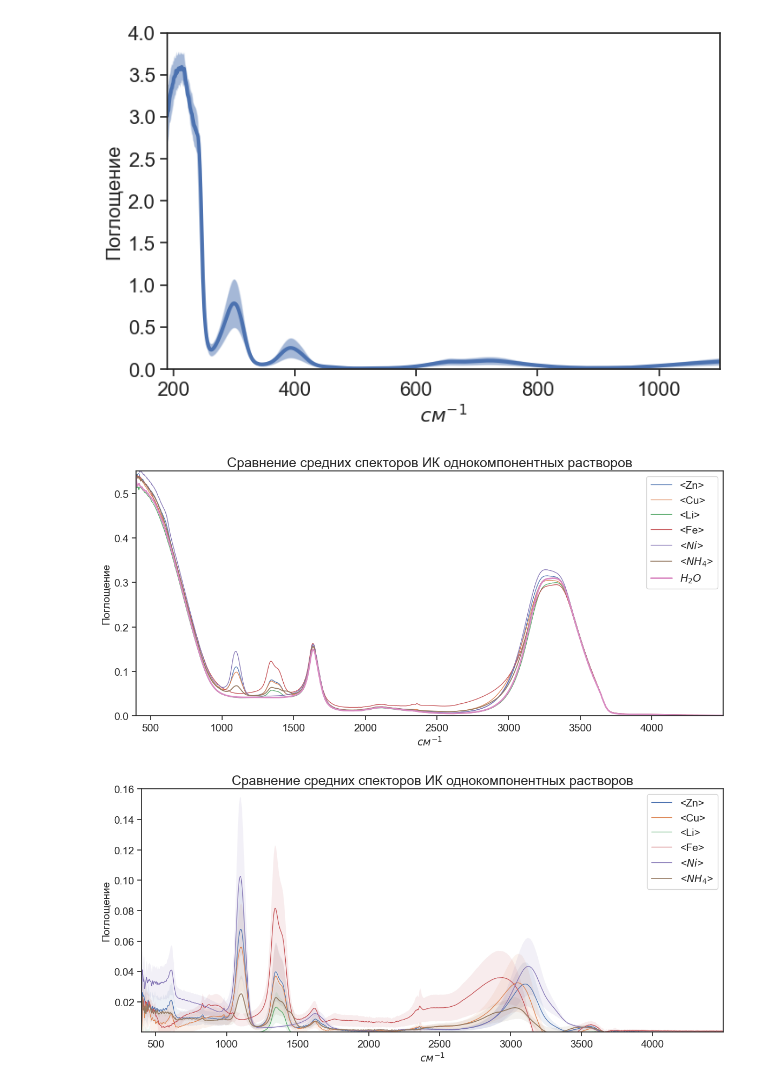
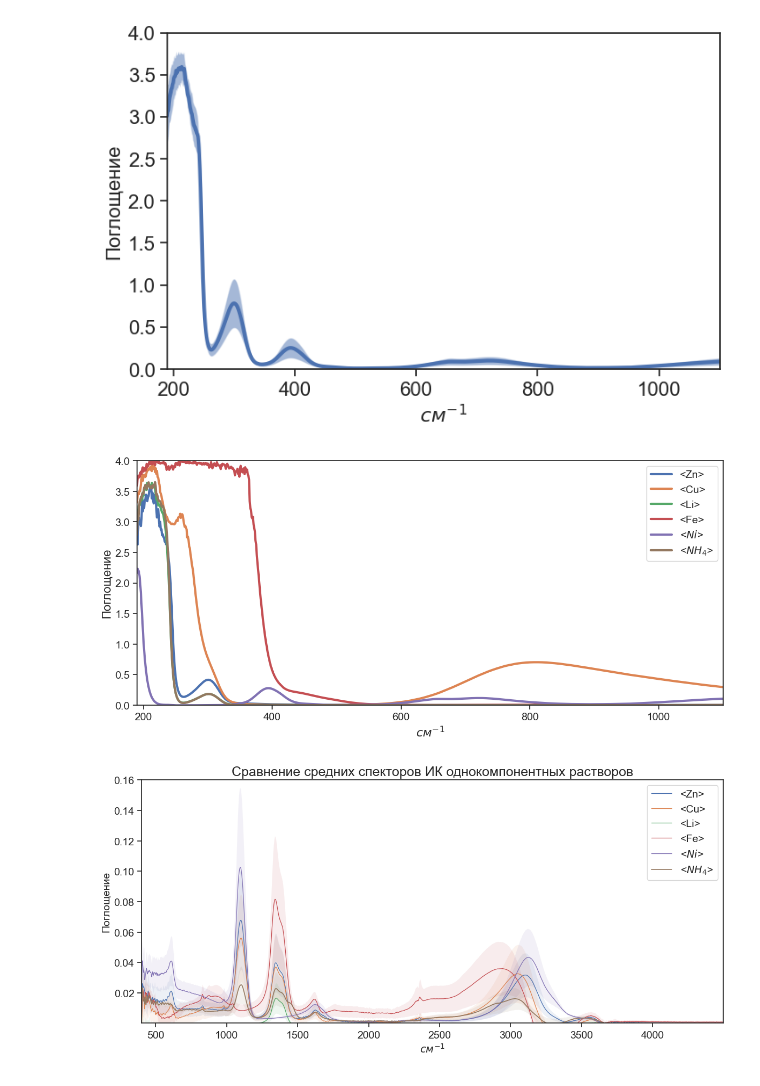
Before and after one commit to oesarmanova/salts_water_2022, a Jupyter notebook: exploratory_data_analysis.ipynb, the cells around one changed output. Drawn from its saved outputs; the diff is of its cells as text; code cells hidden in the pictures.

Commit message:
add images OA

```diff
--- a/exploratory_data_analysis.ipynb
+++ b/exploratory_data_analysis.ipynb
@@ -88,64 +88,94 @@ plt.show()
 # %%
 plt.figure(figsize=(14, 6), dpi=100)
 
-cations = (outputs['Zn'] != 0) & (outputs['Cu'] == 0) & (outputs['Li'] == 0) & (outputs['Fe'] == 0) & (outputs['Ni'] == 0) & (outputs['NH4'] == 0)
+cations = (outputs['Zn'] != 0) & \
+            (outputs['Cu'] == 0) & \
+            (outputs['Li'] == 0) & \
+            (outputs['Fe'] == 0) & \
+            (outputs['Ni'] == 0) & \
+            (outputs['NH4'] == 0)
 y = df[cations]
 mean = y.mean(); std = y.std()
 y1 = mean - std; y2 = mean + std
-plt.plot(x, mean, label='<Zn>',linewidth=0.9)
+plt.plot(x, mean, label='<Zn>',linewidth=3)
 #plt.fill_between(x, y1, y2, alpha=0.1)
 
-cations = (outputs['Zn'] == 0) & (outputs['Cu'] != 0) & (outputs['Li'] == 0) & (outputs['Fe'] == 0) & (outputs['Ni'] == 0) & (outputs['NH4'] == 0)
+cations = (outputs['Zn'] == 0) & \
+            (outputs['Cu'] != 0) & \
+            (outputs['Li'] == 0) & \
+            (outputs['Fe'] == 0) & \
+            (outputs['Ni'] == 0) & \
+            (outputs['NH4'] == 0)
 y = df[cations]
 mean = y.mean(); std = y.std()
 y1 = mean - std; y2 = mean + std
-plt.plot(x, mean, label='<Cu>',linewidth=0.9)
+plt.plot(x, mean, label='<Cu>',linewidth=3)
 #plt.fill_between(x, y1, y2, alpha=0.1)
 
-cations = (outputs['Zn'] == 0) & (outputs['Cu'] == 0) & (outputs['Li'] != 0) & (outputs['Fe'] == 0) & (outputs['Ni'] == 0) & (outputs['NH4'] == 0)
+cations = (outputs['Zn'] == 0) & \
+            (outputs['Cu'] == 0) & \
+            (outputs['Li'] != 0) & \
+            (outputs['Fe'] == 0) & \
+            (outputs['Ni'] == 0) & \
+            (outputs['NH4'] == 0)
 y = df[cations]
 mean = y.mean(); std = y.std()
 y1 = mean - std; y2 = mean + std
-plt.plot(x, mean, label='<Li>',linewidth=0.9)
+plt.plot(x, mean, label='<Li>',linewidth=3)
 #plt.fill_between(x, y1, y2, alpha=0.1)
 
-cations = (outputs['Zn'] == 0) & (outputs['Cu'] == 0) & (outputs['Li'] == 0) & (outputs['Fe'] != 0) & (outputs['Ni'] == 0) & (outputs['NH4'] == 0)
+cations = (outputs['Zn'] == 0) & \
+            (outputs['Cu'] == 0) & \
+            (outputs['Li'] == 0) & \
+            (outputs['Fe'] != 0) & \
+            (outputs['Ni'] == 0) & \
+            (outputs['NH4'] == 0)
 y = df[cations]
 mean = y.mean(); std = y.std()
 y1 = mean - std; y2 = mean + std
-plt.plot(x, mean, label='<Fe>',linewidth=0.9)
+plt.plot(x, mean, label='<Fe>',linewidth=3)
 #plt.fill_between(x, y1, y2, alpha=0.1)
 
-cations = (outputs['Zn'] == 0) & (outputs['Cu'] == 0) & (outputs['Li'] == 0) & (outputs['Fe'] == 0) & (outputs['Ni'] != 0) & (outputs['NH4'] == 0)
+cations = (outputs['Zn'] == 0) & \
+            (outputs['Cu'] == 0) & \
+            (outputs['Li'] == 0) & \
+            (outputs['Fe'] == 0) & \
+            (outputs['Ni'] != 0) & \
+            (outputs['NH4'] == 0)
 y = df[cations]
 mean = y.mean(); std = y.std()
 y1 = mean - std; y2 = mean + std
-plt.plot(x, mean, label='<$Ni$>', linewidth=0.9)
+plt.plot(x, mean, label='<$Ni$>', linewidth=3)
 #plt.fill_between(x, y1, y2, alpha=0.1)
 
-cations = (outputs['Zn'] == 0) & (outputs['Cu'] == 0) & (outputs['Li'] == 0) & (outputs['Fe'] == 0) & (outputs['Ni'] == 0) & (outputs['NH4'] != 0)
+cations = (outputs['Zn'] == 0) & \
+            (outputs['Cu'] == 0) & \
+            (outputs['Li'] == 0) & \
+            (outputs['Fe'] == 0) & \
+            (outputs['Ni'] == 0) & \
+            (outputs['NH4'] != 0)
 y = df[cations]
 mean = y.mean(); std = y.std()
 y1 = mean - std; y2 = mean + std
-plt.plot(x, mean, label='<$NH_4$>', linewidth=1.2)
+plt.plot(x, mean, label='<$NH_4$>', linewidth=3)
 #plt.fill_between(x, y1, y2, alpha=0.1)
 
-plt.plot(x, baseline.mean(), label='$H_2O$', linewidth=2)
+#plt.plot(x, baseline.mean(), label='$H_2O$', linewidth=2)
 
 
-plt.ylim([0.00, 0.55])
-plt.xlim([x[-1], x[0]])
+plt.ylim([0.00, 4])
+plt.xlim([x[0], x[-1]])
 plt.legend(fontsize=14)
 plt.yticks(fontsize=14)
 plt.xticks(fontsize=14)
-plt.xlabel('$см^{-1}$', fontsize=14)
-plt.ylabel('Поглощение', fontsize=14)
+plt.xlabel('$см^{-1}$', fontsize=16)
+plt.ylabel('Поглощение', fontsize=16)
 
-plt.title(f'Сравнение средних спекторов ИК однокомпонентных растворов',fontsize=18)
-plt.savefig('./images/ir/solutions_comparing.jpeg', dpi=300, format='jpeg')
+#plt.title(f'Сравнение средних спекторов ИК однокомпонентных растворов',fontsize=18)
+plt.savefig('./images/oa/solutions_comparing.jpeg', dpi=500, format='jpeg')
 plt.show()
 # %% [output]
-[figure, old version]
+[figure, new version]
 # %%
 plt.figure(figsize=(14, 6), dpi=100)
 base = baseline.mean().values
```
Also changed, not shown: parts of 1 cell of this notebook, 3 other files.
